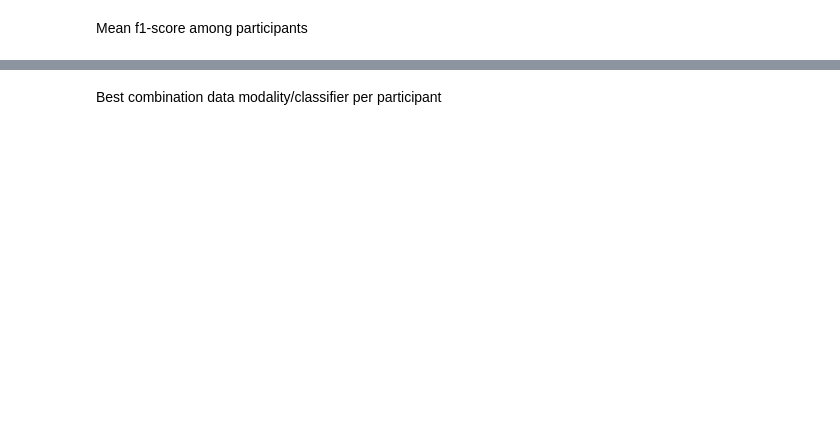
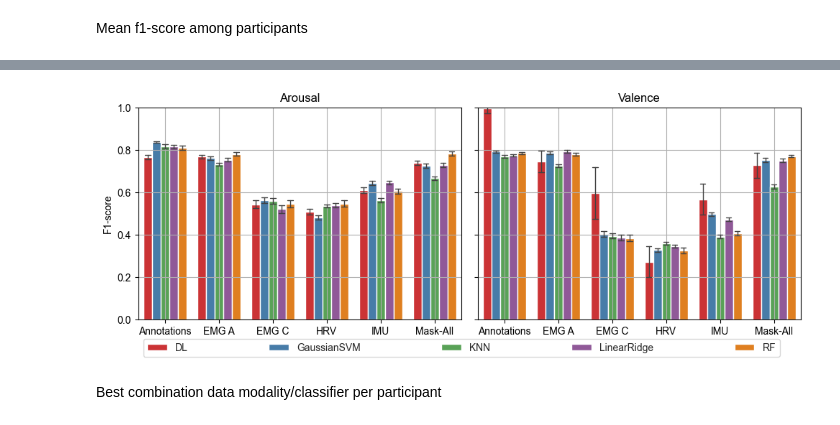
Before and after one commit to michalgnacek/AVDOS-VR, a Jupyter notebook: notebooks/3_ml_classification.ipynb, the cells around one changed output, grey strips where cells are left out. Saved outputs shown, nothing was run; the diff lists cells and outputs as text; code cells hidden in the pictures; blank space fills up the shorter version.

```diff
--- a/notebooks/3_ml_classification.ipynb
+++ b/notebooks/3_ml_classification.ipynb
@@ -638,0 +684,6 @@ data_results_main
+# %%
+# Merge both datasets with the corresponding target
+df_results_valence["Target"] = "Valence" #(3-classes)
+df_results_arousal["Target"] = "Arousal" #(2-classes)
+df_results_complete = pd.concat([df_results_valence, df_results_arousal], axis=0, ignore_index=True)
+df_results_complete
@@ -639,7 +729,6 @@ data_results_main
 # %%
-# Rename the columns
-data_results_main = data_results_main.reset_index()
-data_results_main.columns = ["Subject", "Data Modality", "Classifier", "Accuracy", "F1-score"]
-data_results_main["Data Modality"].replace( dict(zip(["all","emg_amp","emg_cont","hrv","imu"],["All","EMG A", "EMG C", "HRV", "IMU"])), inplace=True )
-data_results_main = data_results_main.set_index(["Subject", "Data Modality", "Classifier"])
+# Rename the values in Data Modality for readable names
+data_results_main["Data Modality"].replace( dict(zip(["all","emg_amp","emg_cont","hrv","imu","annotations"], ["Mask-All","EMG A", "EMG C", "HRV", "IMU","Annotations"] )), inplace=True )
+data_results_main = data_results_main.set_index( ["Target", "Subject", "Data Modality", "Classifier"] )
+data_results_main.sort_index(ascending=True,inplace=True)
 data_results_main
@@ -645,0 +754,4 @@ data_results_main
+# %%
+# Skip the accuracy scores for simplicity
+data_results_main = data_results_main.drop(["Accuracy"],axis=1)
+data_results_main
@@ -676,16 +871,33 @@ df_temp_mean
 # %%
-fig,axes = plt.subplots(1, 1, figsize=(9,4))
-sns.set_style("whitegrid")
-sns.barplot(ax = axes, data = df_temp_mean, x="Data Modality", y="F1-score", hue="Classifier",
-                errorbar="sd", errwidth=1, capsize=0.1, palette="Set1")
-# plt.legend(bbox_to_anchor=(0, 1, 1, 0), loc="lower left", mode="expand", ncol=4)
-plt.xlabel(None)
-plt.grid(True)
-plt.ylim([0,1])
+fig,axes = plt.subplots(1, 2, figsize=(10,4), sharey=True)
+
+for i,target in enumerate(df_temp_mean["Target"].unique()):
+    ax = axes[i]
+    data_plot = df_temp_mean[df_temp_mean["Target"]==target]
+
+    # Plot
+    sns.set_style("whitegrid")
+    sns.barplot(ax = ax, data = data_plot,
+                    x="Data Modality", y="F1-score", hue="Classifier",
+                    errorbar="sd", errwidth=1, capsize=0.1, palette="Set1")
+
+    ax.set(title=target,
+           ylabel=None,
+           xlabel=None,
+           ylim=[0,1])
+    ax.grid(True)
+    ax.legend().set_visible(False)
+    if(i==0):
+        ax.set(ylabel="F1-score")
+        ax.legend().set_visible(True)
+        # plt.legend(bbox_to_anchor=(0, -0.2, 5, 5), loc="lower right")
+        ax.legend(bbox_to_anchor=(0, -0.2, 2, 0.4), loc="lower left", mode="expand", ncol=5)
 
 plt.tight_layout()
-save_path_plot = gen_path_plot(f"results-classif-barplot-per-data-modality_37p_"+TARGET_AFFECT_DIMENSION)
+save_path_plot = gen_path_plot(f"results-classif-perModality-perClassifier-valence-arousal")
 plt.savefig(save_path_plot)
+# %% [output]
+[figure, added]
 # %% [markdown]
 Best combination data modality/classifier per participant
 # %%
```
Also changed, not shown: parts of 28 cells of this notebook, 6 other files.
